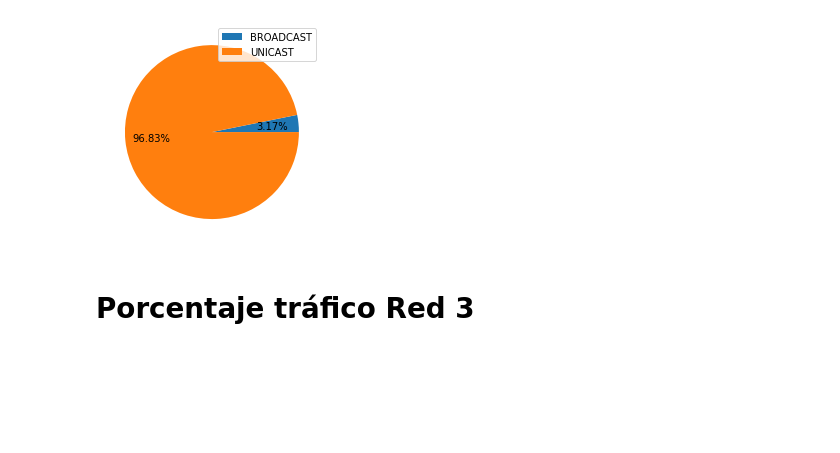
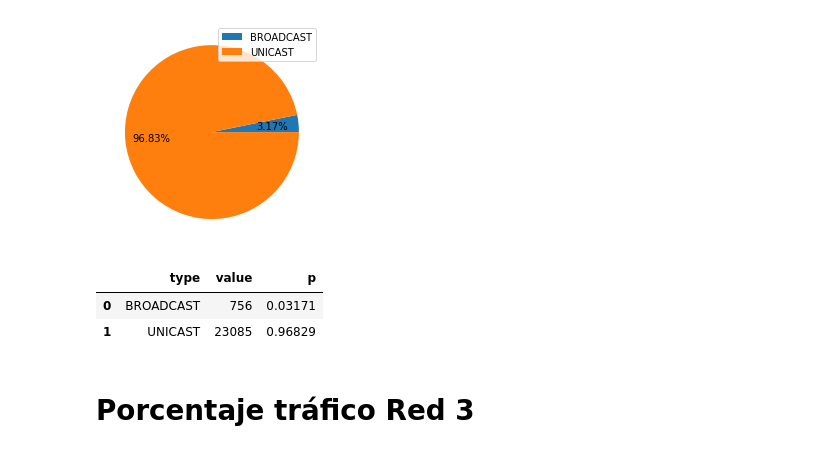
Before and after one commit to cap-diego/tdc-tp1, a Jupyter notebook: analysis_1.ipynb, the cells around one changed output. Saved outputs shown, nothing was run; the diff lists cells and outputs as text; code cells hidden in the pictures; blank space fills up the shorter version.

```diff
--- a/analysis_1.ipynb
+++ b/analysis_1.ipynb
@@ -116,6 +123,13 @@ draw_pie(df_Red_1_broadunicast, "red_1_broadcast_unicast")
 draw_pie(df_Red_2_broadunicast, "red_2_broadcast_unicast")
 # %% [output]
 [figure]
+# %%
+df_Red_2_broadunicast["p"] =  df_Red_2_broadunicast['value']/df_Red_2_broadunicast['value'].sum()
+df_Red_2_broadunicast
+# %% [output]
+|  | type | value | p |
+| 0 | BROADCAST | 756 | 0.03171 |
+| 1 | UNICAST | 23085 | 0.96829 |
 # %% [markdown]
 # Porcentaje tráfico Red 3
 # %%
```
Also changed, not shown: parts of 2 cells of this notebook, 2 other files.
